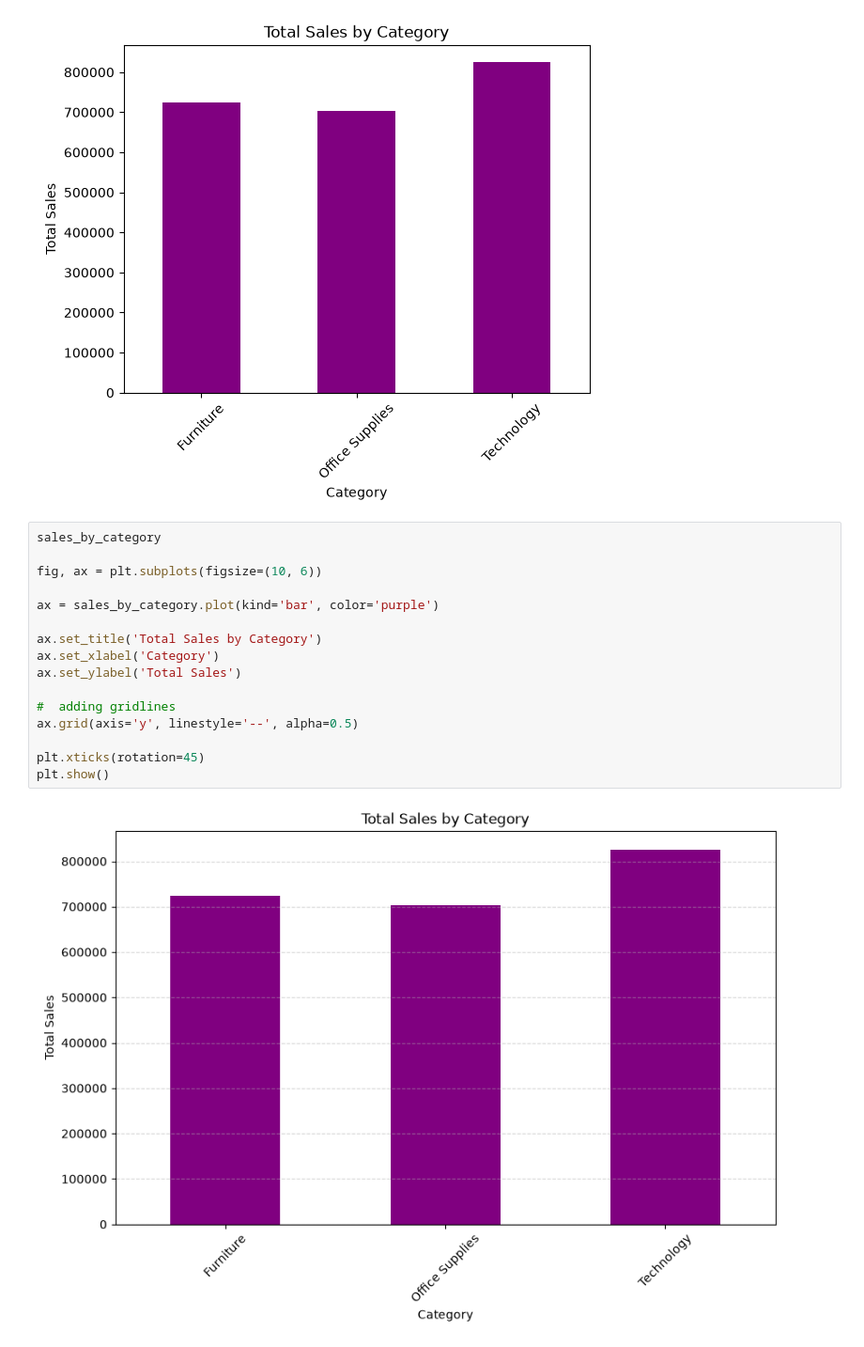
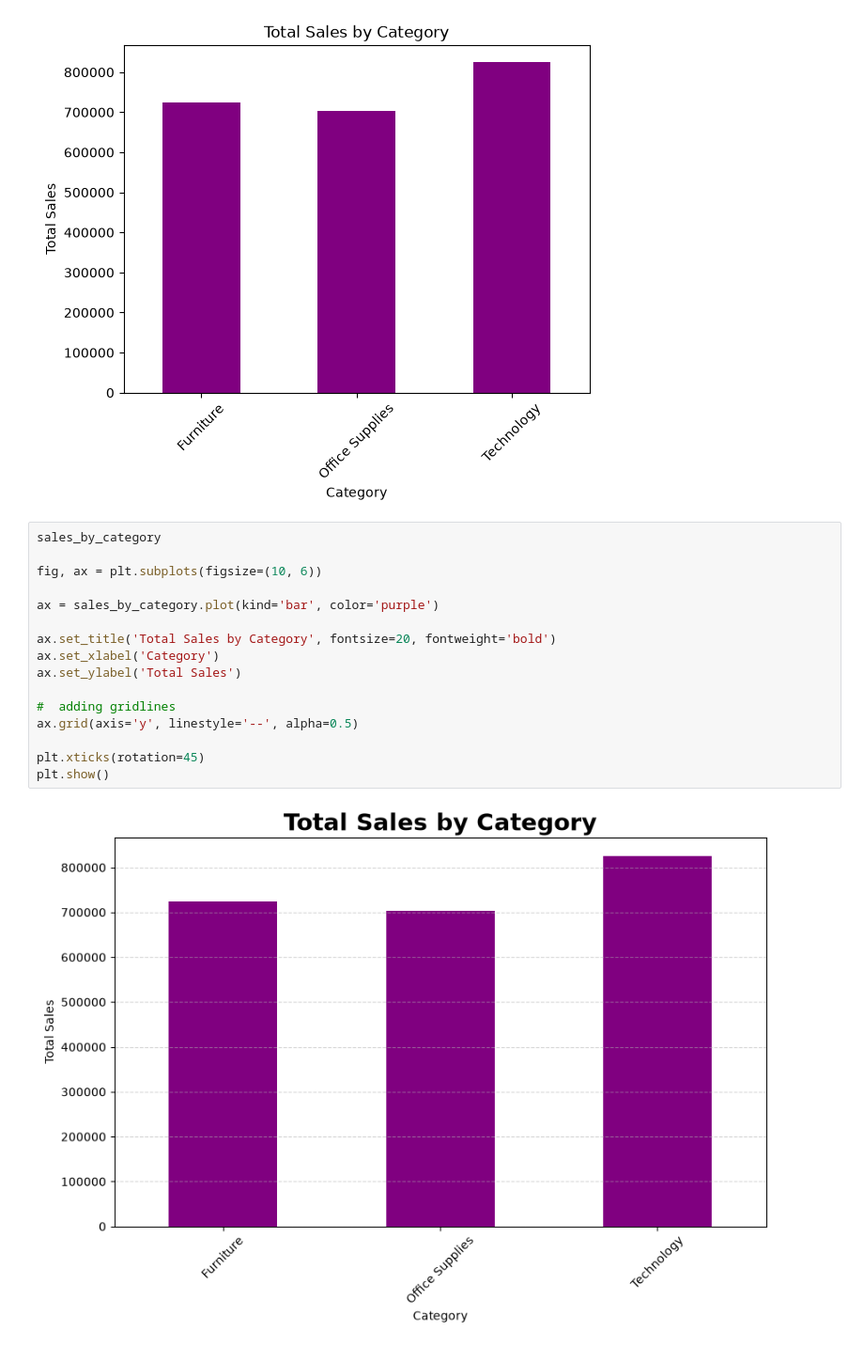
Before and after one commit to WillardDev/Python_Data_Analysis, a Jupyter notebook: Foundations_of_Matplotlib.ipynb, the cells around one changed output. Shown at 94% size. Drawn from its saved outputs; the diff is of its cells as text.

```diff
--- a/Foundations_of_Matplotlib.ipynb
+++ b/Foundations_of_Matplotlib.ipynb
@@ -117,18 +117,18 @@ plt.show()
 # %%
 sales_by_category
 
 fig, ax = plt.subplots(figsize=(10, 6))
 
 ax = sales_by_category.plot(kind='bar', color='purple')
 
-ax.set_title('Total Sales by Category')
+ax.set_title('Total Sales by Category', fontsize=20, fontweight='bold')
 ax.set_xlabel('Category')
 ax.set_ylabel('Total Sales')
 
 #  adding gridlines
 ax.grid(axis='y', linestyle='--', alpha=0.5)
 
 plt.xticks(rotation=45)
 plt.show()
 # %% [output]
-[figure, old version]
+[figure, new version]
```
